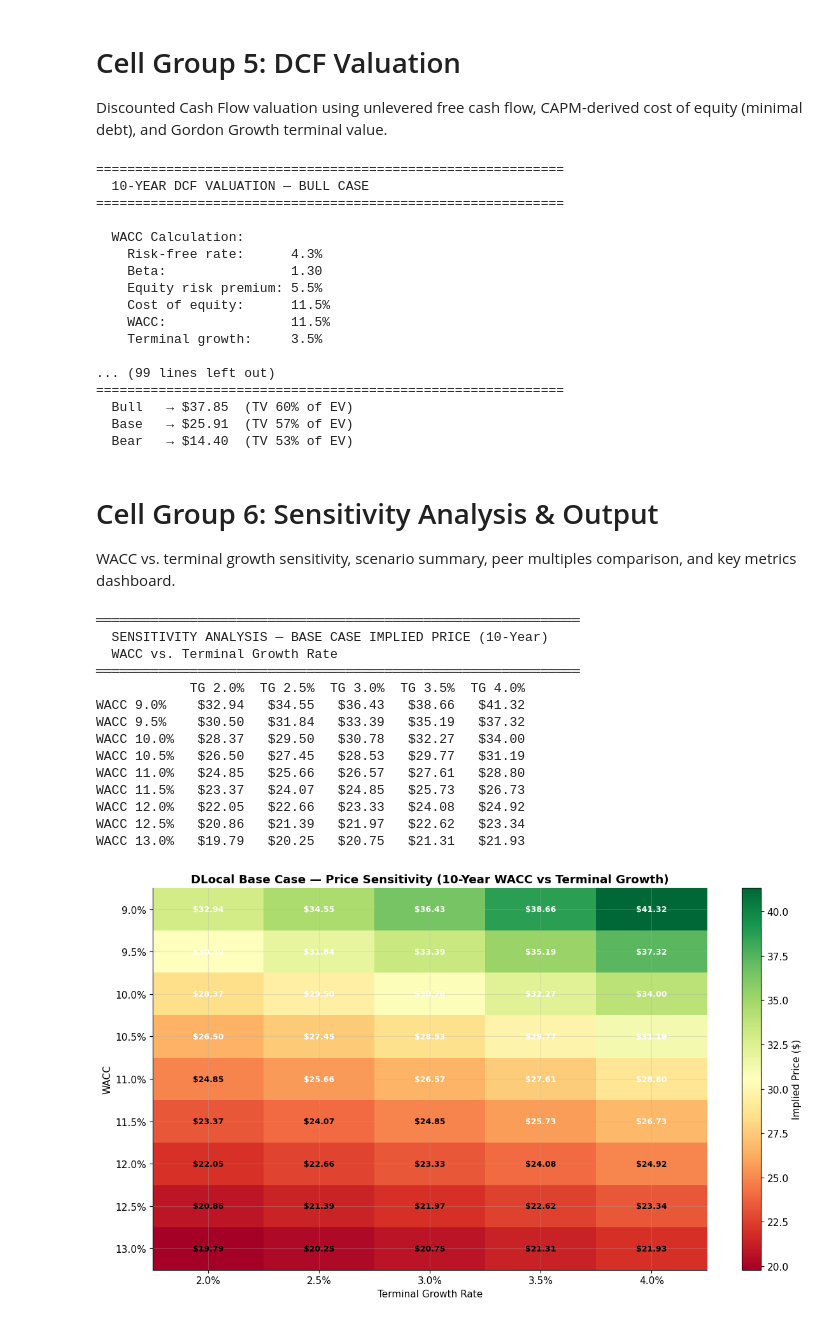
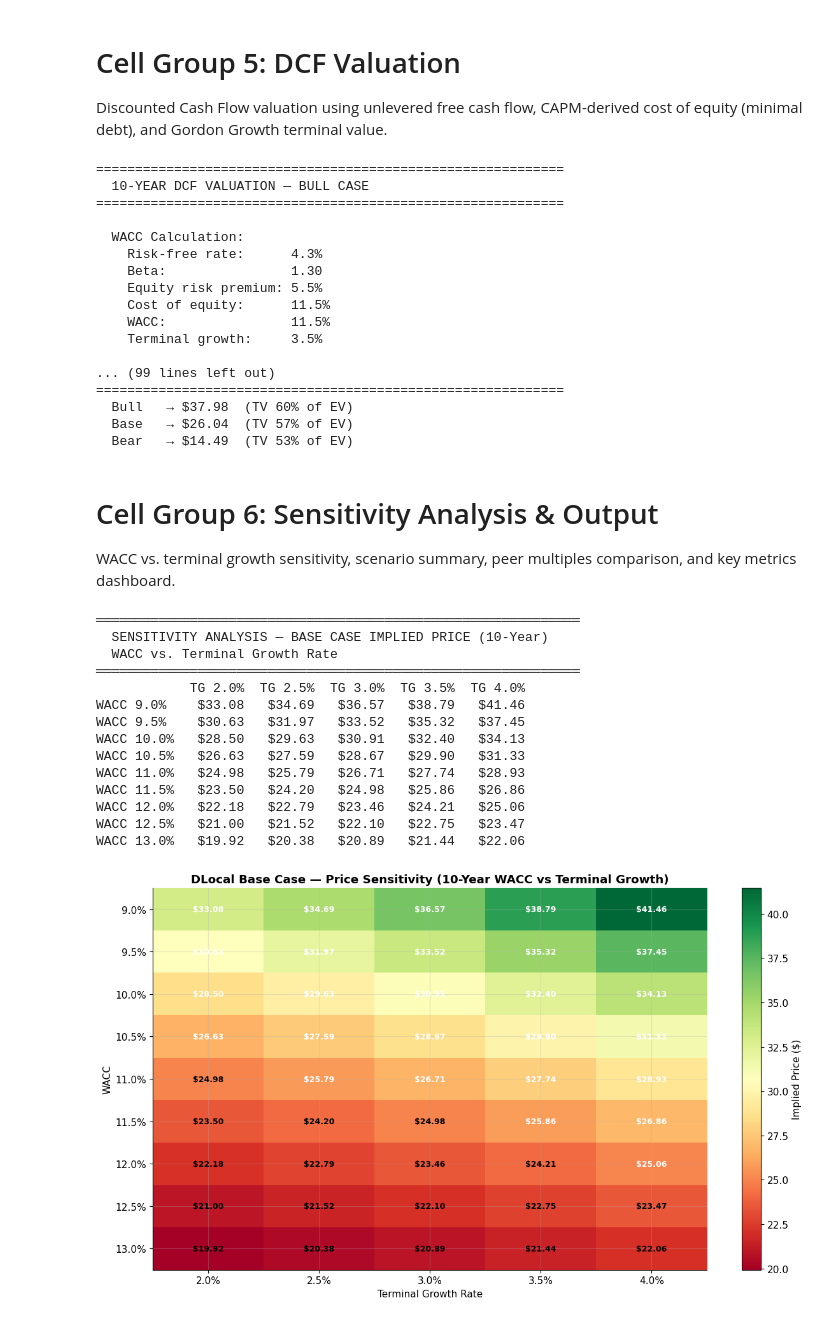
Before and after one commit to eyal-weiss/DLO-investment-analysis, a Jupyter notebook: dlo_financial_model.ipynb, the cells around one changed output. Saved outputs shown, nothing was run; the diff lists cells and outputs as text; code cells hidden in the pictures.

```diff
--- a/dlo_financial_model.ipynb
+++ b/dlo_financial_model.ipynb
@@ -254,38 +254,46 @@ Year
 
 quarters = ['Q1\'23','Q2\'23','Q3\'23','Q4\'23',
             'Q1\'24','Q2\'24','Q3\'24','Q4\'24',
-            'Q1\'25','Q2\'25','Q3\'25','Q4\'25']
+            'Q1\'25','Q2\'25','Q3\'25','Q4\'25',
+            'Q1\'26']
 
 quarterly_data = pd.DataFrame({
     'Quarter': quarters,
     # TPV in $B
     'TPV_B': [3.7, 4.1, 4.8, 5.1,
               5.3, 6.0, 6.5, 7.7,
-              8.1, 9.2, 10.4, 13.1],
+              8.1, 9.2, 10.4, 13.1,
+              14.1],
     # Revenue $M
     'Revenue_M': [137.3, 162.0, 163.1, 188.0,
                   184.4, 171.3, 185.8, 204.5,
-                  216.8, 256.5, 282.5, 337.9],
+                  216.8, 256.5, 282.5, 337.9,
+                  335.9],
     # Gross Profit $M
     'GP_M': [68.0, 65.0, 74.5, 69.7,
              63.0, 69.5, 78.5, 83.7,
-             84.9, 98.9, 103.2, 115.8],
+             84.9, 98.9, 103.2, 115.8,
+             118.7],
     # Adj EBITDA $M
     'EBITDA_M': [49.0, 50.5, 53.6, 49.2,
                 36.9, 42.7, 52.2, 56.9,
-                57.9, 70.1, 71.7, 78.4],
+                57.9, 70.1, 71.7, 78.4,
+                69.0],   # Q1'26 Adj EBITDA estimated (op profit $57.2M + D&A + SBC); not separately disclosed
     # Net Income $M
     'NI_M': [33.5, 46.7, 40.4, 28.5,
              17.8, 46.2, 26.8, 29.7,
-             46.7, 42.8, 51.8, 55.6],
+             46.7, 42.8, 51.8, 55.6,
+             51.6],   # Q1'26 net income ex one-off prior-periods tax adj
     # Net Take Rate (GP/TPV)
     'Net_Take_Rate': [1.84, 1.59, 1.55, 1.37,
                       1.19, 1.16, 1.21, 1.09,
-                      1.05, 1.07, 0.99, 0.88],
+                      1.05, 1.07, 0.99, 0.88,
+                      0.84],
     # NRR %
     'NRR': [174, 157, 148, 149,
             124, 108, 112, 106,
-            113, 145, 149, 144],
+            113, 145, 149, 144,
+            145],   # Q1'26 NRR not disclosed; carried
 }).set_index('Quarter')
 
 # Derived
@@ -579,7 +588,7 @@ base_yr = {
     'opex_k': 176_000,
     'sbc_k': 32_000,
     'da_k': 10_000,
-    'cash_k': 424_500,  # corporate cash
+    'cash_k': 451_800,  # corporate cash (Q1'26 actual, was 424,500 FY25)
     'equity_k': 569_400,
     'shares_diluted': 305,  # M
     'capex_k': 22_000,
@@ -588,7 +597,7 @@ base_yr = {
 assumptions = {
     'Bull': {
         'tpv_growth':    [0.60, 0.45, 0.35, 0.28, 0.24],
-        'net_take_rate': [0.83, 0.80, 0.78, 0.76, 0.75],
+        'net_take_rate': [0.85, 0.82, 0.78, 0.76, 0.75],
         'rev_to_gp':     [0.37, 0.36, 0.35, 0.34, 0.33],
         'ebitda_to_gp':  [0.69, 0.70, 0.71, 0.71, 0.72],   # EBITDA as % of GP
         'sbc_pct_rev':   [0.028, 0.026, 0.024, 0.022, 0.020],
@@ -597,7 +606,7 @@ assumptions = {
     },
     'Base': {
         'tpv_growth':    [0.55, 0.40, 0.30, 0.25, 0.20],
-        'net_take_rate': [0.80, 0.75, 0.72, 0.70, 0.68],
+        'net_take_rate': [0.82, 0.77, 0.72, 0.70, 0.68],
         'rev_to_gp':     [0.35, 0.34, 0.33, 0.32, 0.31],
         'ebitda_to_gp':  [0.69, 0.69, 0.69, 0.69, 0.69],   # flat per user guidance
         'sbc_pct_rev':   [0.030, 0.028, 0.026, 0.025, 0.024],
@@ -1206,7 +1215,7 @@ Discounted Cash Flow valuation using unlevered free cash flow, CAPM-derived cost
 
 def run_dcf(proj_df, fade_df, scenario_name='Base',
             risk_free=0.043, beta=1.30, erp=0.055, terminal_growth=0.035,
-            net_cash_k=424_500, shares_m=305):
+            net_cash_k=451_800, shares_m=305):
     """
     10-Year DCF valuation using:
     - Phase 1 (2026-2030): detailed bottom-up projections
@@ -1315,9 +1324,9 @@ for s in ['Bull', 'Base', 'Bear']:
 
 ... (99 lines left out)
 ============================================================
-  Bull   → $37.85  (TV 60% of EV)
-  Base   → $25.91  (TV 57% of EV)
-  Bear   → $14.40  (TV 53% of EV)
+  Bull   → $37.98  (TV 60% of EV)
+  Base   → $26.04  (TV 57% of EV)
+  Bear   → $14.49  (TV 53% of EV)
 # %% [markdown]
 # Cell Group 6: Sensitivity Analysis & Output
 
@@ -1327,7 +1336,7 @@ WACC vs. terminal growth sensitivity, scenario summary, peer multiples compariso
 # CELL GROUP 6: SENSITIVITY ANALYSIS (10-YEAR MODEL)
 # ============================================================
 
-def dcf_price(wacc, tg, fcfs, net_cash_k=424_500, shares_m=305):
+def dcf_price(wacc, tg, fcfs, net_cash_k=451_800, shares_m=305):
     """Quick DCF price calculation for sensitivity table."""
     n_years = len(fcfs)
     pv_fcfs = sum(fcf / (1 + wacc) ** (i + 1) for i, fcf in enumerate(fcfs))
@@ -1377,43 +1386,43 @@ print(sens_df.to_string(float_format=lambda x: f'${x:.2f}'))
 
 # Heatmap
 fig, ax = plt.subplots(figsize=(12, 7))
 data = sens_df.values.astype(float)
 im = ax.imshow(data, cmap='RdYlGn', aspect='auto')
 ax.set_xticks(range(len(tg_range)))
 ax.set_xticklabels([f'{tg:.1%}' for tg in tg_range])
 ax.set_yticks(range(len(wacc_range)))
 ax.set_yticklabels([f'{w:.1%}' for w in wacc_range])
 ax.set_xlabel('Terminal Growth Rate')
 ax.set_ylabel('WACC')
 ax.set_title('DLocal Base Case — Price Sensitivity (10-Year WACC vs Terminal Growth)', fontweight='bold')
 
 for i in range(len(wacc_range)):
     for j in range(len(tg_range)):
         val = data[i, j]
         if not np.isnan(val):
             color = 'white' if val < 14 or val > 25 else 'black'
             ax.text(j, i, f'${val:.2f}', ha='center', va='center',
                     fontsize=9, fontweight='bold', color=color)
 
 plt.colorbar(im, label='Implied Price ($)')
 plt.tight_layout()
 plt.show()
 # %% [output]
 ══════════════════════════════════════════════════════════════
   SENSITIVITY ANALYSIS — BASE CASE IMPLIED PRICE (10-Year)
   WACC vs. Terminal Growth Rate
 ══════════════════════════════════════════════════════════════
             TG 2.0%  TG 2.5%  TG 3.0%  TG 3.5%  TG 4.0%
-WACC 9.0%    $32.94   $34.55   $36.43   $38.66   $41.32
-WACC 9.5%    $30.50   $31.84   $33.39   $35.19   $37.32
-WACC 10.0%   $28.37   $29.50   $30.78   $32.27   $34.00
-WACC 10.5%   $26.50   $27.45   $28.53   $29.77   $31.19
-WACC 11.0%   $24.85   $25.66   $26.57   $27.61   $28.80
-WACC 11.5%   $23.37   $24.07   $24.85   $25.73   $26.73
-WACC 12.0%   $22.05   $22.66   $23.33   $24.08   $24.92
-WACC 12.5%   $20.86   $21.39   $21.97   $22.62   $23.34
-WACC 13.0%   $19.79   $20.25   $20.75   $21.31   $21.93
+WACC 9.0%    $33.08   $34.69   $36.57   $38.79   $41.46
+WACC 9.5%    $30.63   $31.97   $33.52   $35.32   $37.45
+WACC 10.0%   $28.50   $29.63   $30.91   $32.40   $34.13
+WACC 10.5%   $26.63   $27.59   $28.67   $29.90   $31.33
+WACC 11.0%   $24.98   $25.79   $26.71   $27.74   $28.93
+WACC 11.5%   $23.50   $24.20   $24.98   $25.86   $26.86
+WACC 12.0%   $22.18   $22.79   $23.46   $24.21   $25.06
+WACC 12.5%   $21.00   $21.52   $22.10   $22.75   $23.47
+WACC 13.0%   $19.92   $20.38   $20.89   $21.44   $22.06
-[figure, old version]
+[figure, new version]
 # %%
 # ── 2) Scenario Summary & Peer Comparison ────────────────────
 
```
Also changed, not shown: parts of 10 cells of this notebook, 5 other files.
